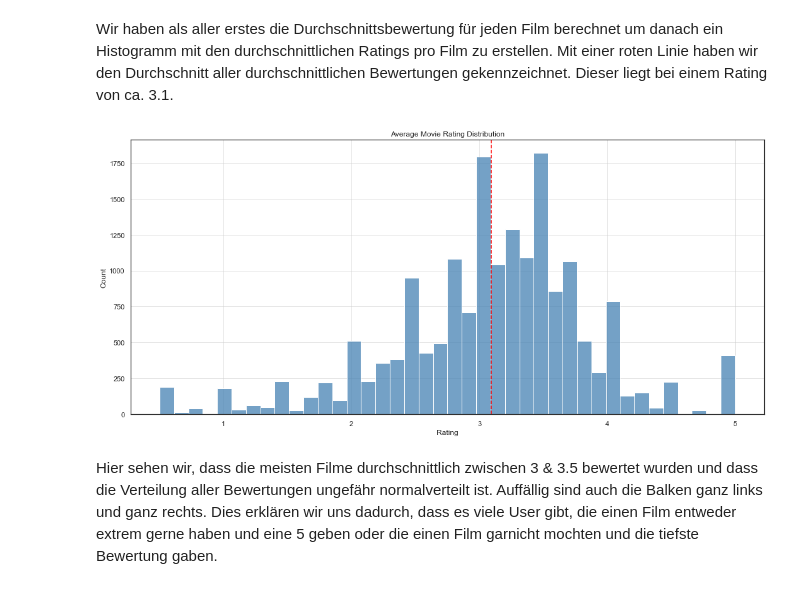
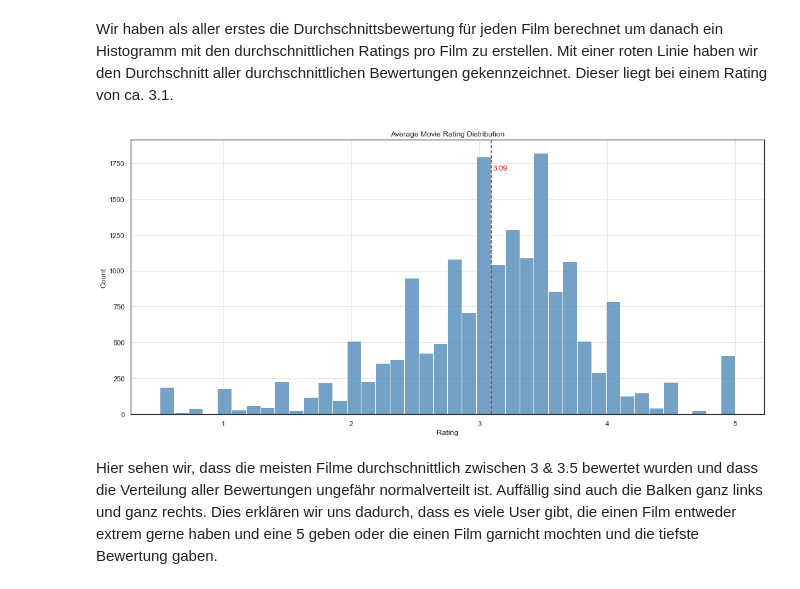
Before and after one commit to Luuzemp14/Cds1_Tinder-4-Movies, a Jupyter notebook: eda.ipynb, the cells around one changed output. Cells and saved outputs as stored; diff of their text form; code cells hidden in the pictures.

```diff
--- a/eda.ipynb
+++ b/eda.ipynb
@@ -234,22 +231,25 @@ Wir haben als aller erstes die Durchschnittsbewertung für jeden Film berechnet
 # %%
 # group title and calculate average rating
 df_movies_avg_ratings = df_movies_ratings.groupby("title")["rating"].mean().reset_index()
 
 # create histogram with average ratings
 ax = sns.histplot(data = df_movies_avg_ratings, x = "rating", bins = 40, color="steelblue")
 
 # add line that represents the mean of the dataset
 ax.axvline(df_movies_avg_ratings["rating"].mean(), color = "red", linestyle = "--")
 
+# add the value of the mean to the plot
+ax.text(df_movies_avg_ratings["rating"].mean() + 0.01, 1700, round(df_movies_avg_ratings["rating"].mean(), 2), color = "red")
+
 # set labels
 ax.set(xlabel = "Rating", ylabel = "Count", title = "Average Movie Rating Distribution")
 
 # add grid
 plt.grid(axis = "both", linewidth = 0.6, alpha = 0.8)
 
 plt.show()
 # %% [output]
-[figure, old version]
+[figure, new version]
 # %% [markdown]
 Hier sehen wir, dass die meisten Filme durchschnittlich zwischen 3 & 3.5 bewertet wurden und dass die Verteilung aller Bewertungen ungefähr normalverteilt ist. Auffällig sind auch die Balken ganz links und ganz rechts. Dies erklären wir uns dadurch, dass es viele User gibt, die einen Film entweder extrem gerne haben und eine 5 geben oder die einen Film garnicht mochten und die tiefste Bewertung gaben.
 # %% [markdown]
```
Also changed, not shown: parts of 21 cells of this notebook.
